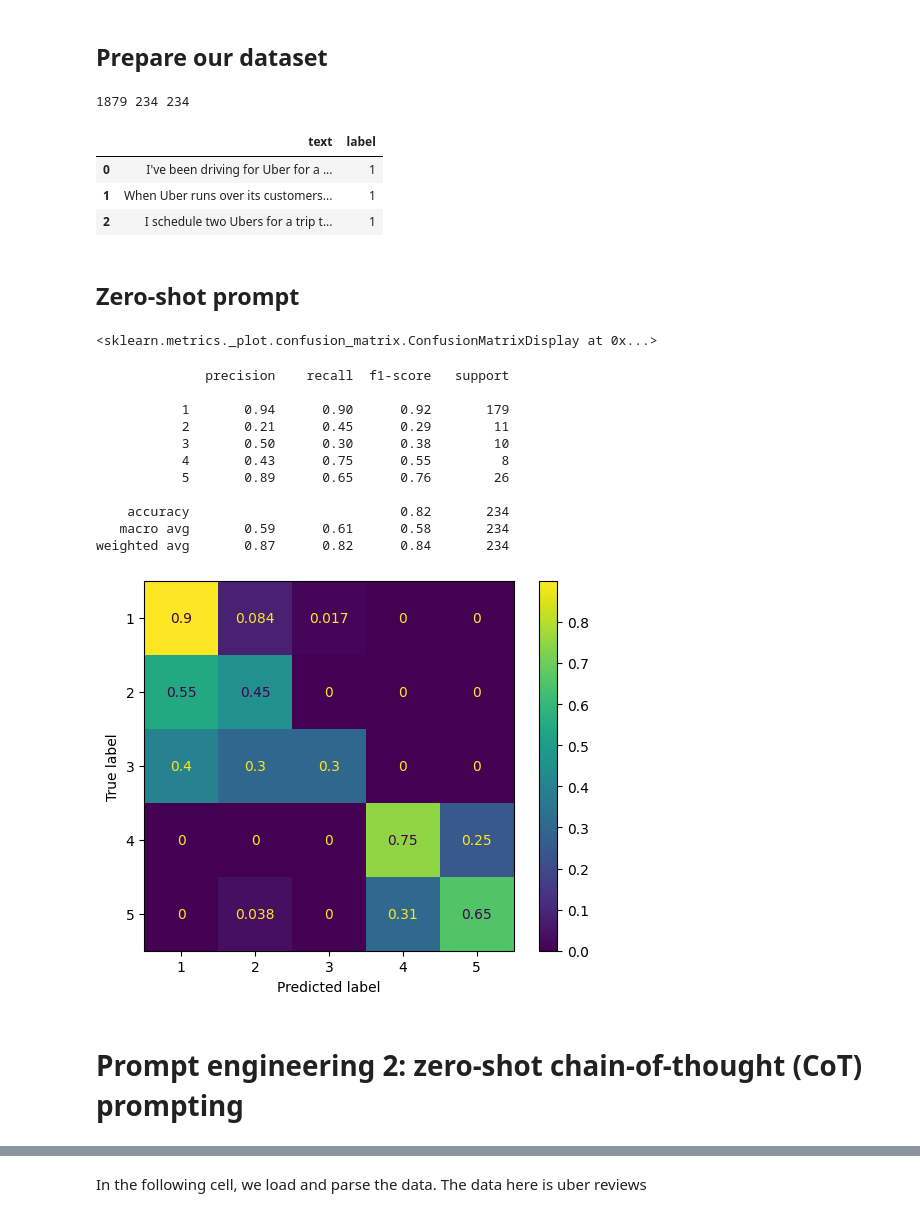
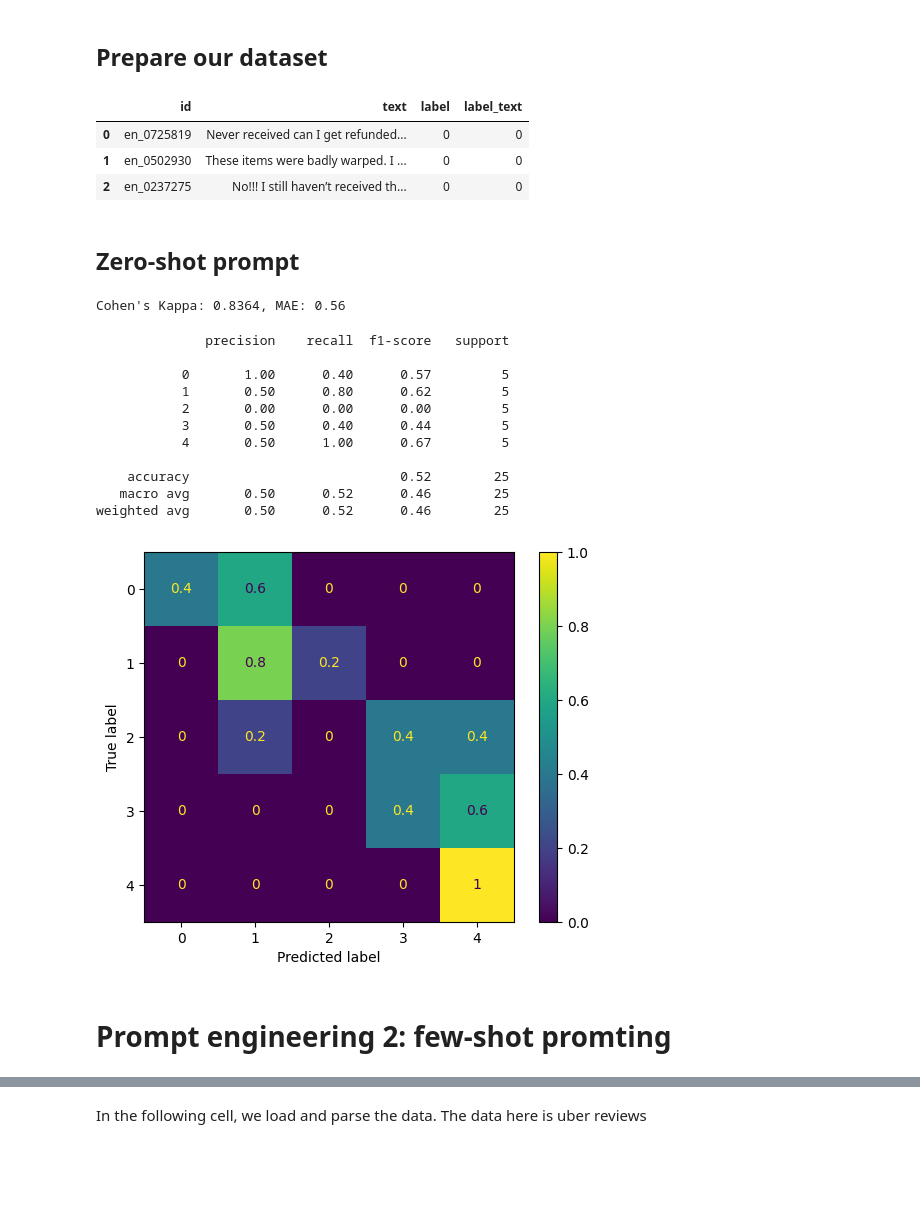
Before and after one commit to nbeaudoin/CTME-llm-lecture-resources, a Jupyter notebook: prototyping_ai/01_getting_started_with_openai.ipynb, the cells around one changed output, grey strips where cells are left out. Saved outputs shown, nothing was run; the diff lists cells and outputs as text; code cells hidden in the pictures; blank space fills up the shorter version.

```diff
--- a/prototyping_ai/01_getting_started_with_openai.ipynb
+++ b/prototyping_ai/01_getting_started_with_openai.ipynb
@@ -514,26 +452,3 @@ ERROR: pip's dependency resolver does not currently take into account all the pa
 gcsfs 2024.10.0 requires fsspec==2024.10.0, but you have fsspec 2024.9.0 which is incompatible.
 # %% [markdown]
 ## Prepare our dataset
-# %%
-from datasets import load_dataset
-
-def add_rating(example):
-    example["label"] = example["prediction"][0]["label"]
-    return example
-
-# Load the dataset from huggingface
-ds = load_dataset("argilla/uber-reviews")['train']
-# Parse the data to just the text and the label
-ds = ds.map(add_rating).select_columns(['text', 'label'])
-# Split the data into train, valid, and test
-valid_size = test_size = int(0.1 * len(ds))
-ds = ds.train_test_split(test_size=test_size)
-train = ds['train']
-test = ds['test']
-ds = train.train_test_split(test_size=valid_size)
-train = ds['train']
-valid = ds['test']
-
-print(len(train), len(valid), len(test))
-# %% [output]
-1879 234 234
@@ -540,10 +457,18 @@ print(len(train), len(valid), len(test))
+# %%
+ds = load_dataset('SetFit/amazon_reviews_multi_en')
+# %%
+train_samples_per_class = 25
+eval_test_samples_per_class = 5
+train = Dataset.from_pandas(ds['train'].to_pandas().groupby('label').sample(train_samples_per_class).reset_index(drop=True))
+valid = Dataset.from_pandas(ds['validation'].to_pandas().groupby('label').sample(eval_test_samples_per_class).reset_index(drop=True))
+test = Dataset.from_pandas(ds['test'].to_pandas().groupby('label').sample(eval_test_samples_per_class).reset_index(drop=True))
 # %%
 train.to_pandas().head(3)
 # %% [output]
-|  | text | label |
-| 0 | I've been driving for Uber for a ... | 1 |
-| 1 | When Uber runs over its customers... | 1 |
-| 2 | I schedule two Ubers for a trip t... | 1 |
+|  | id | text | label | label_text |
+| 0 | en_0725819 | Never received can I get refunded... | 0 | 0 |
+| 1 | en_0502930 | These items were badly warped. I ... | 0 | 0 |
+| 2 | en_0237275 | No!!! I still haven’t received th... | 0 | 0 |
 # %% [markdown]
 ## Zero-shot prompt
 # %%
@@ -572,12 +497,12 @@ prompt_tmpl = PromptTemplate(
 )
 # %%
 class Rating(BaseModel):
-    rating: int = Field(..., description="Rating of the review", enum=[1, 2, 3, 4, 5])
+    rating: int = Field(..., description="Rating of the review", enum=[0, 1, 2, 3, 4])
 
 llm = OpenAI(model="gpt-4o-mini")
 zero_shot_structured_llm = llm.as_structured_llm(Rating)
 # %%
-from sklearn.metrics import ConfusionMatrixDisplay, confusion_matrix, classification_report
+from sklearn.metrics import ConfusionMatrixDisplay, confusion_matrix, classification_report, cohen_kappa_score, mean_absolute_error
 
 async def predict_and_evaluate(predict_fn):
     labels = [int(x) for x in valid['label']]
@@ -588,7 +513,9 @@ async def predict_and_evaluate(predict_fn):
     predictions = await asyncio.gather(*tasks)
     cm = ConfusionMatrixDisplay.from_predictions(labels, predictions, normalize='true')
     cr = classification_report(labels, predictions)
-    return labels, predictions, cm, cr
+    kappa = cohen_kappa_score(labels, predictions, weights='quadratic')
+    mae = mean_absolute_error(labels, predictions)
+    return labels, predictions, kappa, mae, cm, cr
 # %%
 async def zero_shot_predict(text):
     messages = [
@@ -597,21 +524,22 @@ async def zero_shot_predict(text):
     response = await zero_shot_structured_llm.achat(messages)
     return response.raw.rating
 # %%
-zero_shot_labels, zero_shot_predictions, zero_shot_cm, zero_shot_cr = await predict_and_evaluate(zero_shot_predict)
+zero_shot_labels, zero_shot_predictions, zero_shot_kappa, zero_shot_mae, zero_shot_cm, zero_shot_cr = await predict_and_evaluate(zero_shot_predict)
+print(f"Cohen's Kappa: {zero_shot_kappa:.04f}, MAE: {zero_shot_mae}")
 print(zero_shot_cr)
 # %% [output]
-<sklearn.metrics._plot.confusion_matrix.ConfusionMatrixDisplay at 0x...>
+Cohen's Kappa: 0.8364, MAE: 0.56
               precision    recall  f1-score   support
 
-           1       0.94      0.90      0.92       179
-           2       0.21      0.45      0.29        11
-           3       0.50      0.30      0.38        10
-           4       0.43      0.75      0.55         8
-           5       0.89      0.65      0.76        26
+           0       1.00      0.40      0.57         5
+           1       0.50      0.80      0.62         5
+           2       0.00      0.00      0.00         5
+           3       0.50      0.40      0.44         5
+           4       0.50      1.00      0.67         5
 
-    accuracy                           0.82       234
-   macro avg       0.59      0.61      0.58       234
-weighted avg       0.87      0.82      0.84       234
+    accuracy                           0.52        25
+   macro avg       0.50      0.52      0.46        25
+weighted avg       0.50      0.52      0.46        25
-[figure, old version]
+[figure, new version]
 # %% [markdown]
-# Prompt engineering 2: zero-shot chain-of-thought (CoT) prompting
+# Prompt engineering 2: few-shot promting
```
Also changed, not shown: parts of 30 cells of this notebook.
